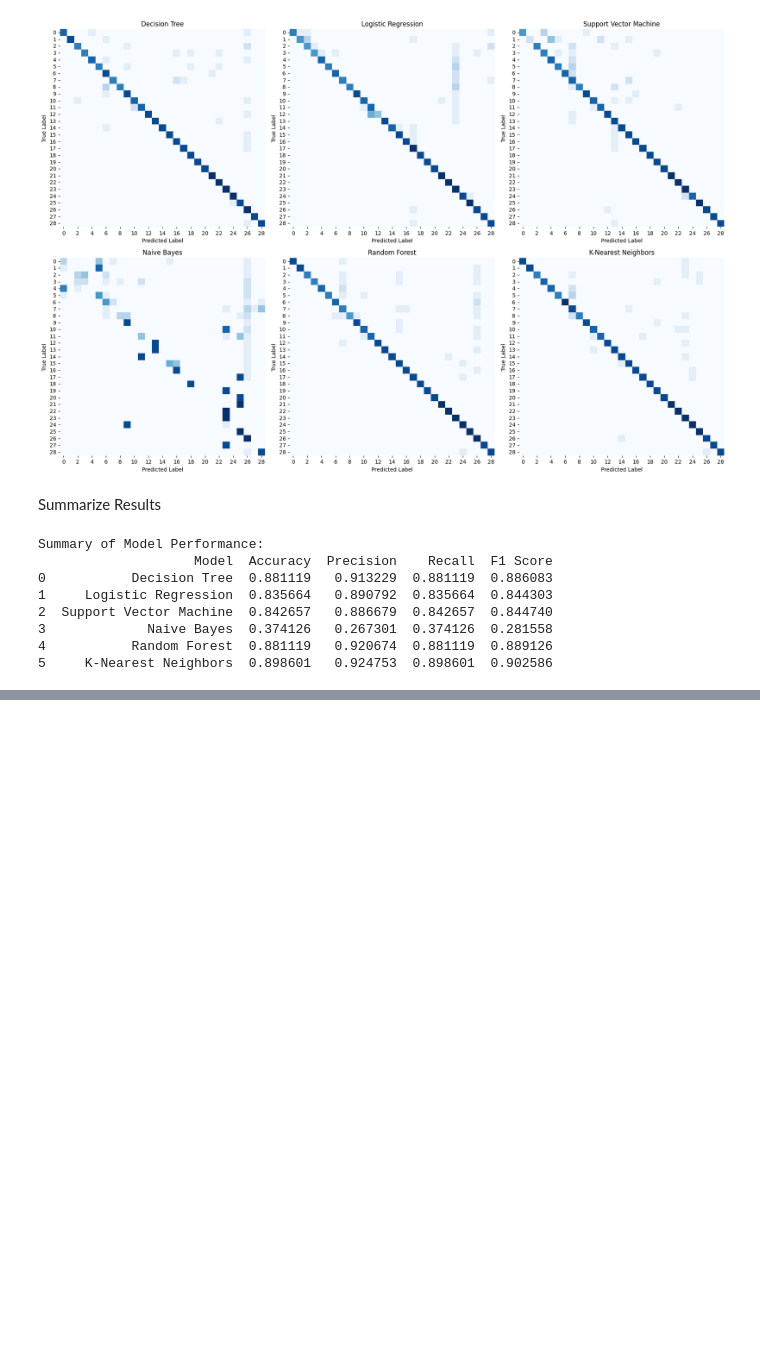
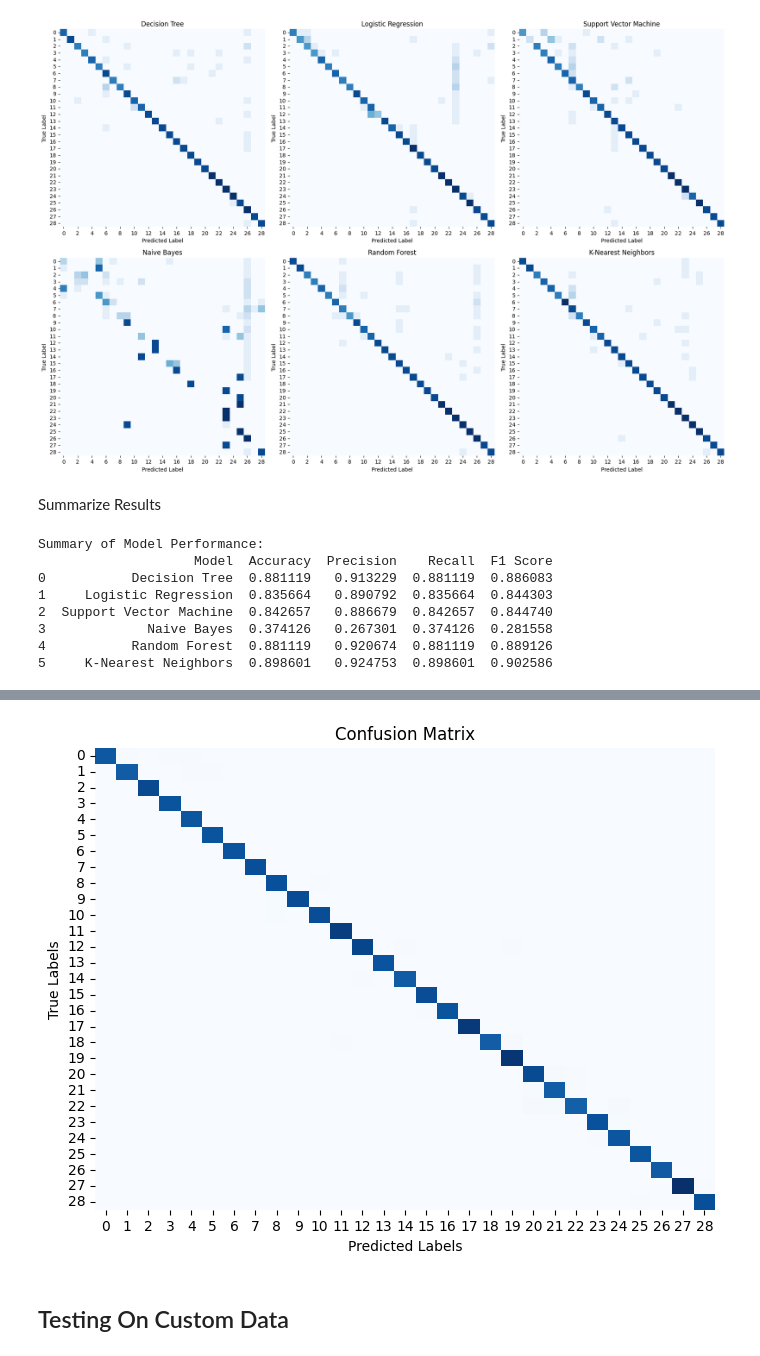
Before and after one commit to LunabaLeeris/ASLClassification, a Jupyter notebook: main.ipynb, the cells around one changed output, grey strips where cells are left out. Drawn from its saved outputs; the diff is of its cells as text; code cells hidden in the pictures; blank space fills up the shorter version.

```diff
--- a/main.ipynb
+++ b/main.ipynb
@@ -390,0 +393,29 @@ Summary of Model Performance:
+# %%
+
+# Define hyperparameters to tune
+param_dist = {
+    'n_estimators': [100, 200, 300],
+    'max_features': ['auto', 'sqrt', 'log2'],
+    'max_depth': [None, 10, 20, 30],
+    'min_samples_split': [2, 5, 10],
+    'min_samples_leaf': [1, 2, 4],
+    'class_weight': [None, 'balanced']
+}
+# %%
+rf_model = RandomForestClassifier(random_state=42)
+# %%
+# Use GridSearchCV to find the best hyperparameters
+random_search = RandomizedSearchCV(
+    estimator= rf_model,
+    param_distributions=param_dist,
+    n_iter=50,  # Number of parameter settings to sample
+    scoring='accuracy',  # Change to your desired metric
+    cv=3,  # Number of cross-validation folds
+    verbose=1,
+    random_state=42,
+    n_jobs=-1  # Use all available cores
+)
+# %%
+random_search.fit(x_train, y_train)
+best_rf_model = random_search.best_estimator_
+predictions = best_rf_model.predict(x_val)
@@ -390,0 +463,12 @@ Summary of Model Performance:
+# %%
+conf_matrix = confusion_matrix(y_val, predictions)
+plt.figure(figsize=(8, 6))
+sns.heatmap(conf_matrix, annot=False, fmt="d", cmap="Blues", cbar=False)
+plt.xlabel("Predicted Labels")
+plt.ylabel("True Labels")
+plt.title("Confusion Matrix")
+plt.show()
+# %% [output]
+[figure, added]
+# %% [markdown]
+## Testing On Custom Data
```
Also changed, not shown: parts of 7 cells of this notebook.
